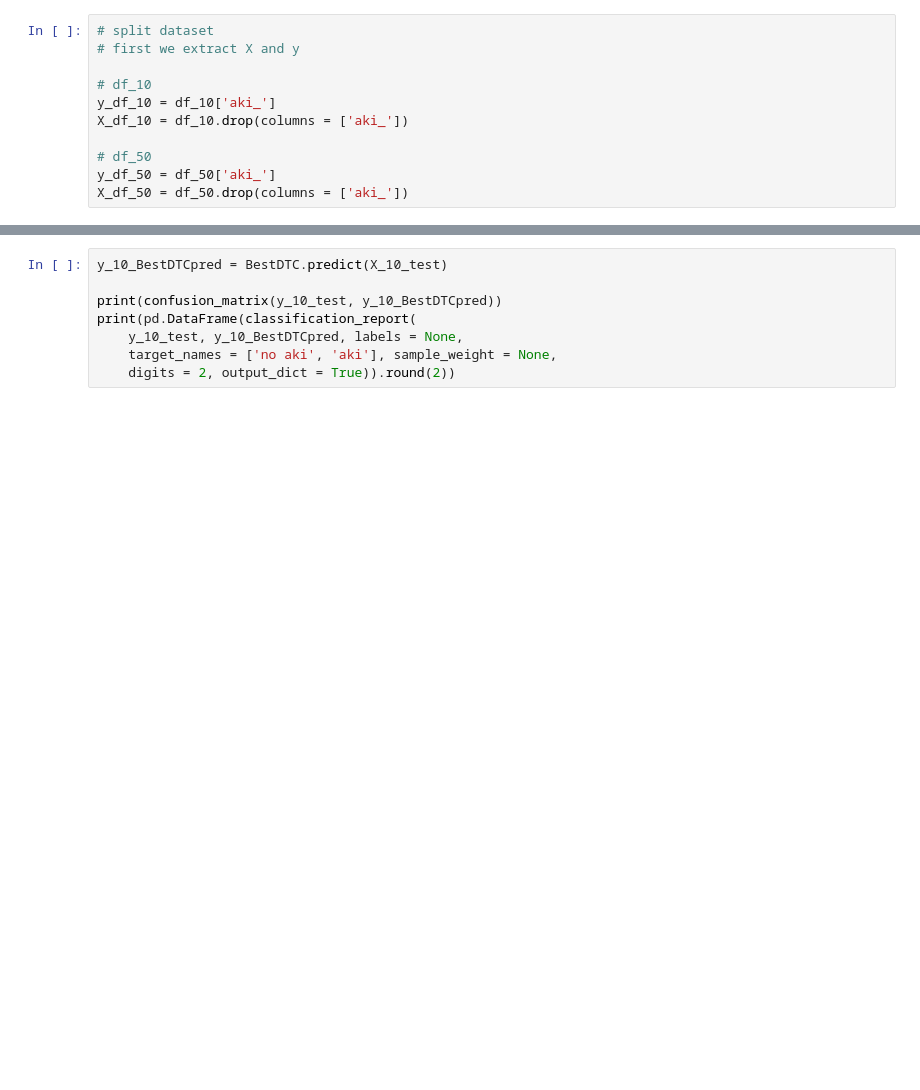
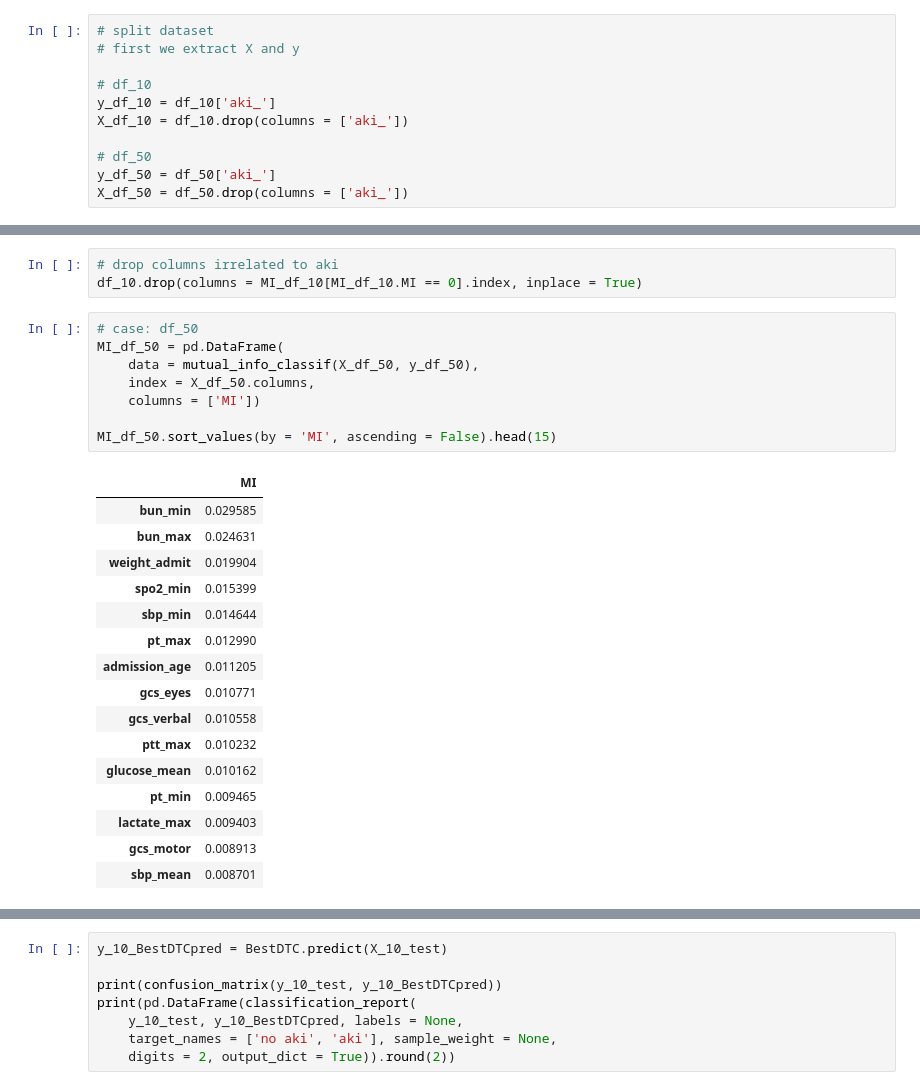
Before and after one commit to Shi-Yile/SPH6004-Assignment-1, a Jupyter notebook: code.ipynb, the cells around one changed output, grey strips where cells are left out. Saved outputs shown, nothing was run; the diff lists cells and outputs as text; blank space fills up the shorter version.

```diff
--- a/code.ipynb
+++ b/code.ipynb
@@ -192,0 +234,28 @@ X_df_50 = df_50.drop(columns = ['aki_'])
+# %%
+# drop columns irrelated to aki
+df_10.drop(columns = MI_df_10[MI_df_10.MI == 0].index, inplace = True)
+# %%
+# case: df_50
+MI_df_50 = pd.DataFrame(
+    data = mutual_info_classif(X_df_50, y_df_50),
+    index = X_df_50.columns,
+    columns = ['MI'])
+
+MI_df_50.sort_values(by = 'MI', ascending = False).head(15)
+# %% [output]
+|  | MI |
+| bun_min | 0.029585 |
+| bun_max | 0.024631 |
+| weight_admit | 0.019904 |
+| spo2_min | 0.015399 |
+| sbp_min | 0.014644 |
+| pt_max | 0.012990 |
+| admission_age | 0.011205 |
+| gcs_eyes | 0.010771 |
+| gcs_verbal | 0.010558 |
+| ptt_max | 0.010232 |
+| glucose_mean | 0.010162 |
+| pt_min | 0.009465 |
+| lactate_max | 0.009403 |
+| gcs_motor | 0.008913 |
+| sbp_mean | 0.008701 |
```
Also changed, not shown: parts of 64 cells of this notebook.
